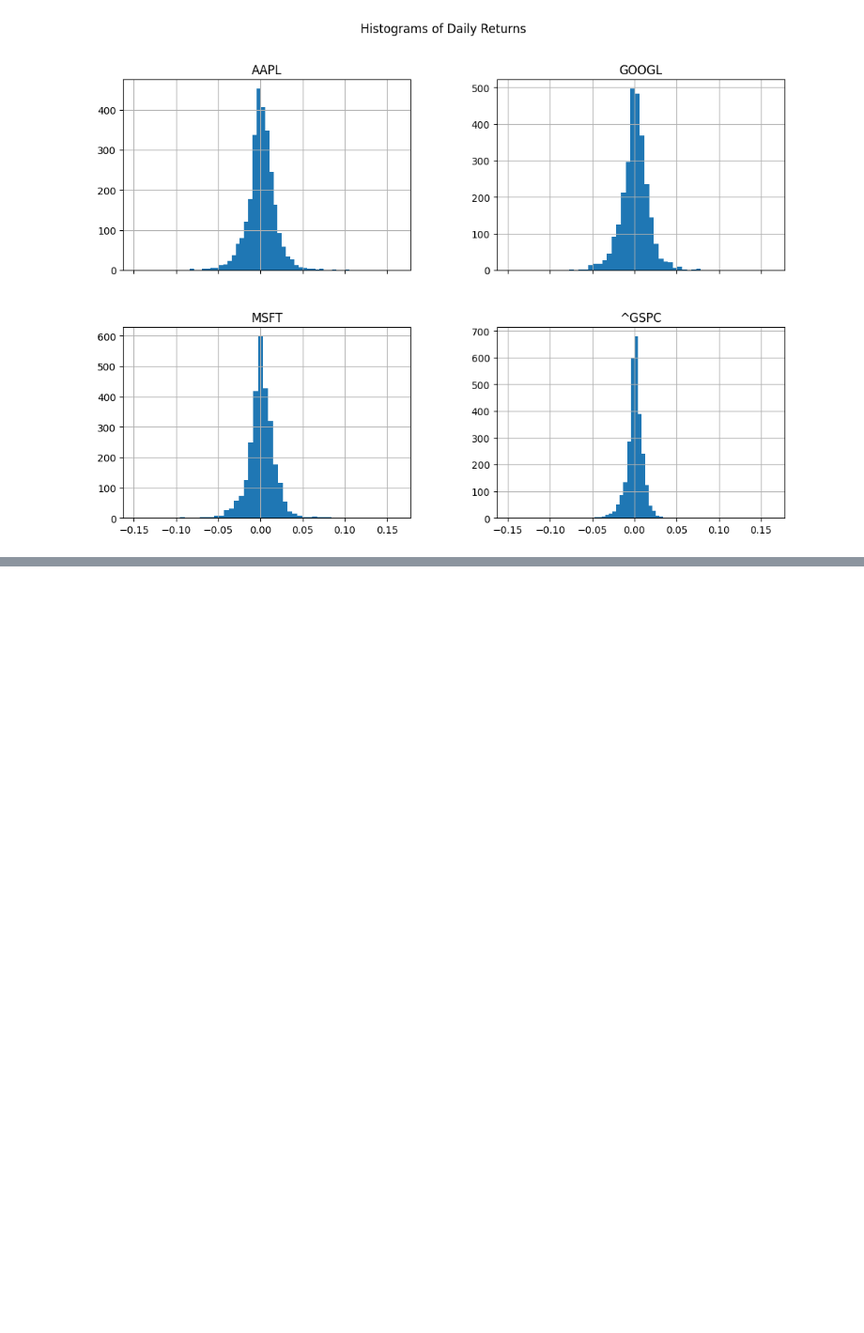
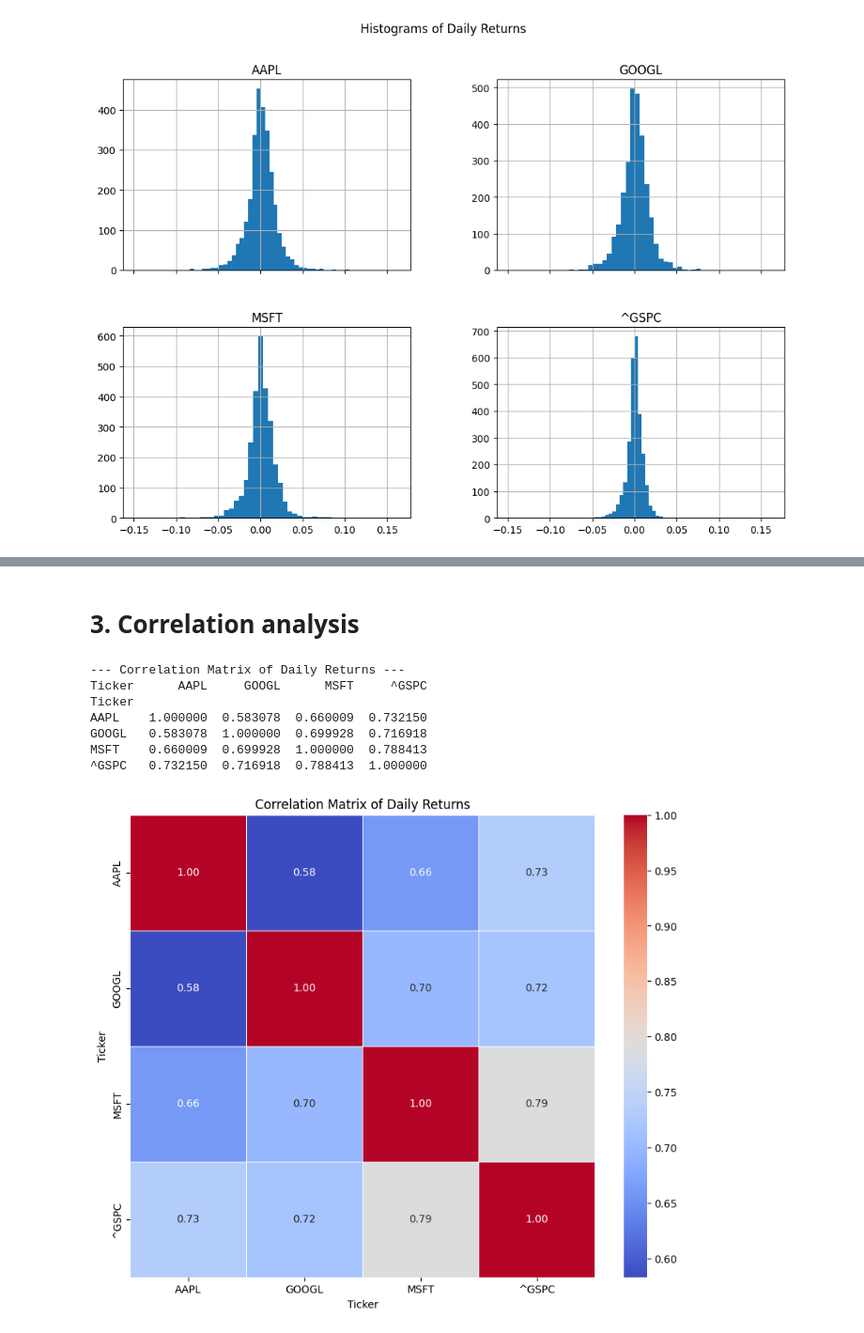
Before and after one commit to GeorgiiSizykh/EDA_of_Tech_Stocks, a Jupyter notebook: Financial_Data_Analysis/data_exploration.ipynb, the cells around one changed output, grey strips where cells are left out. Shown at 94% size. Cells and saved outputs as stored; diff of their text form; code cells hidden in the pictures; blank space fills up the shorter version.

```diff
--- a/Financial_Data_Analysis/data_exploration.ipynb
+++ b/Financial_Data_Analysis/data_exploration.ipynb
@@ -146,0 +263,25 @@ if 'daily_returns' in locals() and not daily_returns.empty: # Проверяем
+# %% [markdown]
+# 3. Correlation analysis
+# %%
+if 'daily_returns' in locals() and not daily_returns.empty:
+    print("\n--- Correlation Matrix of Daily Returns ---")
+    correlation_matrix = daily_returns.corr()
+    print(correlation_matrix)
+
+    plt.figure(figsize=(10, 8))
+    sns.heatmap(correlation_matrix, annot=True, cmap='coolwarm', fmt=".2f", linewidths=.5)
+    # annot=True: отобразить значения корреляции на ячейках.
+    # cmap='coolwarm': цветовая схема (от синего для отрицательной корреляции до красного для положительной).
+    # fmt=".2f": форматировать значения до двух знаков после запятой.
+    # linewidths: добавить линии между ячейками для лучшей читаемости.
+    plt.title("Correlation Matrix of Daily Returns")
+    plt.show()
+# %% [output]
+--- Correlation Matrix of Daily Returns ---
+Ticker      AAPL     GOOGL      MSFT     ^GSPC
+Ticker
+AAPL    1.000000  0.583078  0.660009  0.732150
+GOOGL   0.583078  1.000000  0.699928  0.716918
+MSFT    0.660009  0.699928  1.000000  0.788413
+^GSPC   0.732150  0.716918  0.788413  1.000000
+[figure, added]
```
Also changed, not shown: parts of 10 cells of this notebook.
